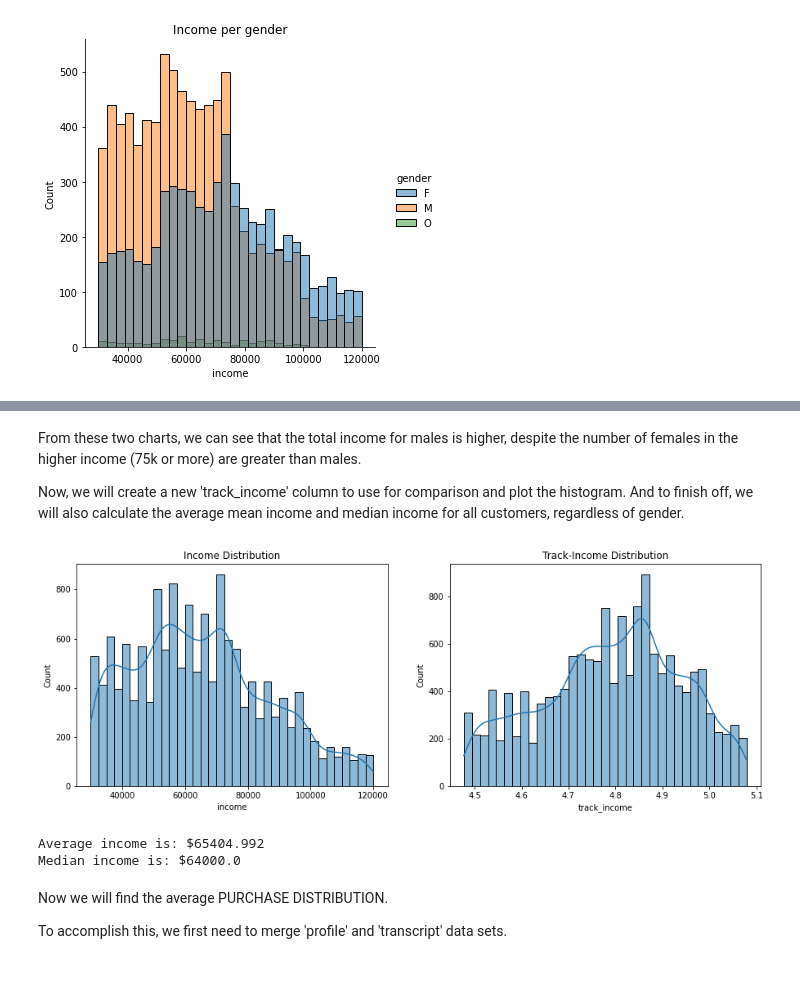
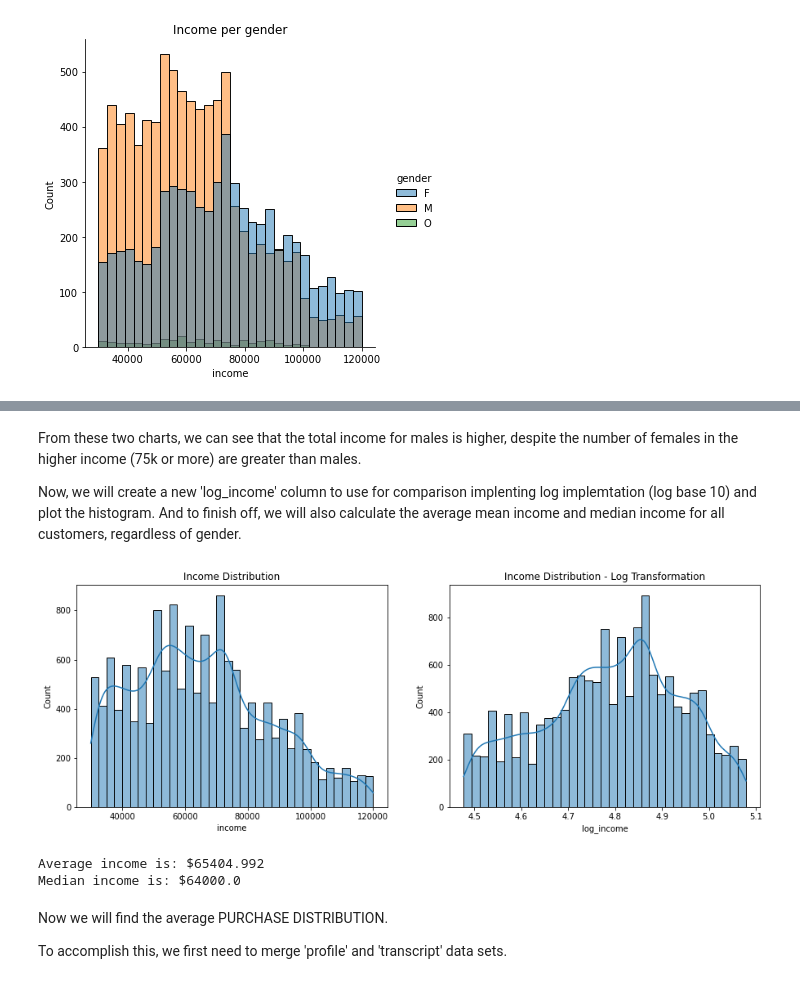
Before and after one commit to SurabhiTadvalkar/CS105-FinalProject, a Jupyter notebook: CS105-final-project.ipynb, the cells around one changed output, grey strips where cells are left out. Drawn from its saved outputs; the diff is of its cells as text; code cells hidden in the pictures.

```diff
--- a/CS105-final-project.ipynb
+++ b/CS105-final-project.ipynb
@@ -228,24 +212,24 @@ Text(0, 0.5, 'Income Amount * 1e8')
 # %% [markdown]
 From these two charts, we can see that the total income for males is higher, despite the number of females in the higher income (75k or more) are greater than males.
 
-Now, we will create a new 'track_income' column to use for comparison and plot the histogram.
+Now, we will create a new 'log_income' column to use for comparison implenting log implemtation (log base 10) and plot the histogram.
 And to finish off, we will also calculate the average mean income and median income for all customers, regardless of gender.
 # %%
-prof['track_income'] = prof['income'].apply(np.log10)
+prof['log_income'] = prof['income'].apply(np.log10)
 
 fig, axes = plt.subplots(1, 2, figsize=(15, 5))
 
-for i, col in enumerate(['income', 'track_income']):
+for i, col in enumerate(['income', 'log_income']):
     sns.histplot(ax=axes[i], data=prof, x=col, kde=True)
 
 axes[0].set_title('Income Distribution')
-axes[1].set_title('Track-Income Distribution')
+axes[1].set_title('Income Distribution - Log Transformation')
 plt.show()
 
 print('Average income is: ${}'.format(round(prof['income'].mean(), 3)))
 print('Median income is: ${}'.format(prof['income'].median()))
 # %% [output]
-[figure, old version]
+[figure, new version]
 Average income is: $65404.992
 Median income is: $64000.0
 # %% [markdown]
```
Also changed, not shown: parts of 38 cells of this notebook.
